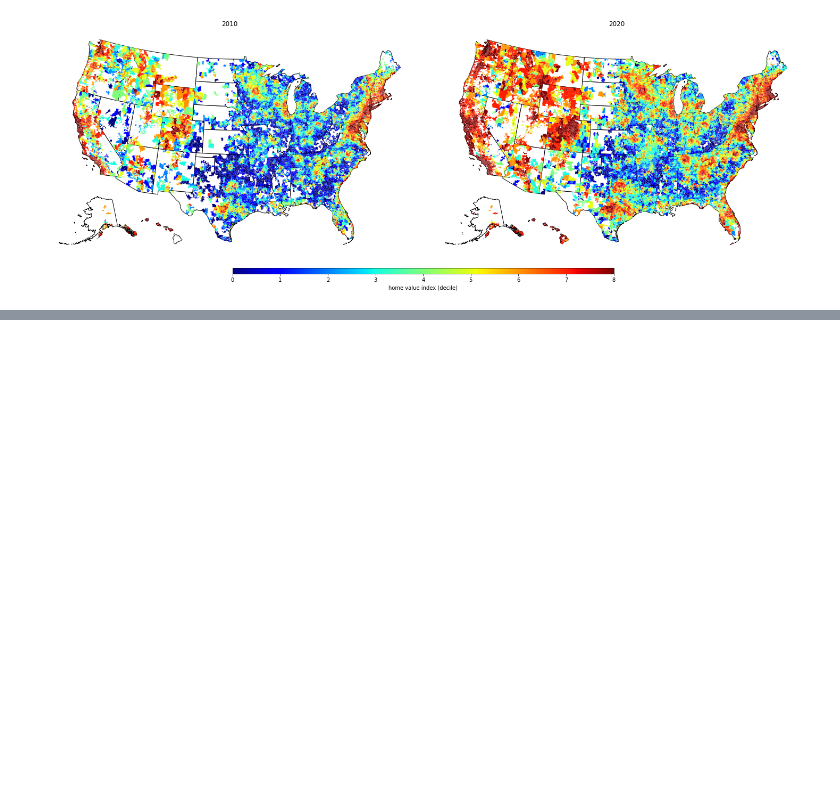
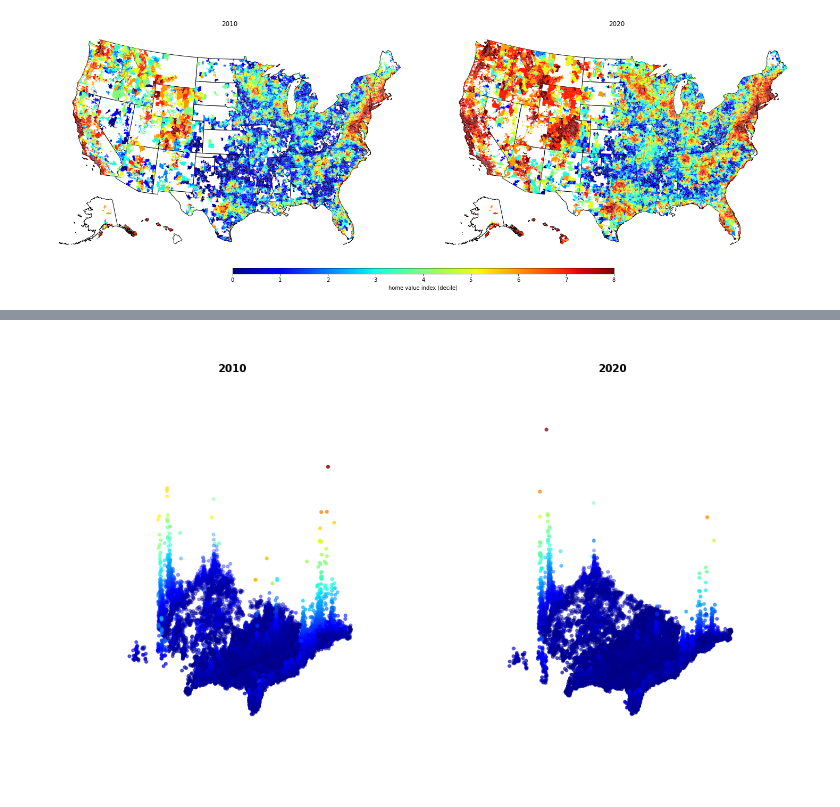
Before and after one commit to asrenninger/wrangling, a Jupyter notebook: python/hw1_sandbox.ipynb, the cells around one changed output, grey strips where cells are left out. Drawn from its saved outputs; the diff is of its cells as text; code cells hidden in the pictures; blank space fills up the shorter version.

```diff
--- a/python/hw1.ipynb
+++ b/python/hw1_sandbox.ipynb
@@ -249,3 +249,7 @@ patch_col = axs[1].collections[1]
 cb = fig.colorbar(patch_col, ax=axs, shrink=0.5, label='home value index (decile)', orientation="horizontal")
 # %% [output]
 [figure]
+# %%
+testing = gpd.GeoDataFrame(shape[(shape['geometry']!=None) & ((shape['year']==2020) | (shape['year']==2010))])
+testing = testing.dropna()
+testing.head()
@@ -251,0 +263,7 @@ cb = fig.colorbar(patch_col, ax=axs, shrink=0.5, label='home value index (decile
+# %%
+testing = testing.to_crs(epsg=3857)
+
+testing['X'] = testing.geometry.centroid.x
+testing['Y'] = testing.geometry.centroid.y
+
+testing.head()
@@ -251,0 +277,29 @@ cb = fig.colorbar(patch_col, ax=axs, shrink=0.5, label='home value index (decile
+# %%
+fig = plt.figure(figsize=(20,12))
+
+ax = fig.add_subplot(1, 2, 1, projection='3d')
+
+x = testing[testing['year']==2010].X
+y = testing[testing['year']==2010].Y
+z = testing[testing['year']==2010].price
+
+past = ax.scatter3D(x, y, z, c=z, cmap='jet')
+ax.view_init(30, 300)
+ax.set_axis_off()
+ax.set_title('2010', size=15, weight='bold')
+
+ax = fig.add_subplot(1, 2, 2, projection='3d')
+
+x = testing[testing['year']==2020].X
+y = testing[testing['year']==2020].Y
+z = testing[testing['year']==2020].price
+
+pres = ax.scatter3D(x, y, z, c=z, cmap='jet')
+ax.view_init(30, 300)
+ax.set_axis_off()
+ax.set_title('2020', size=15, weight='bold')
+
+plt.subplots_adjust(wspace=0, hspace=0)
+plt.show()
+# %% [output]
+[figure, added]
```
Also changed, not shown: parts of 3 cells of this notebook, 1 other file.
